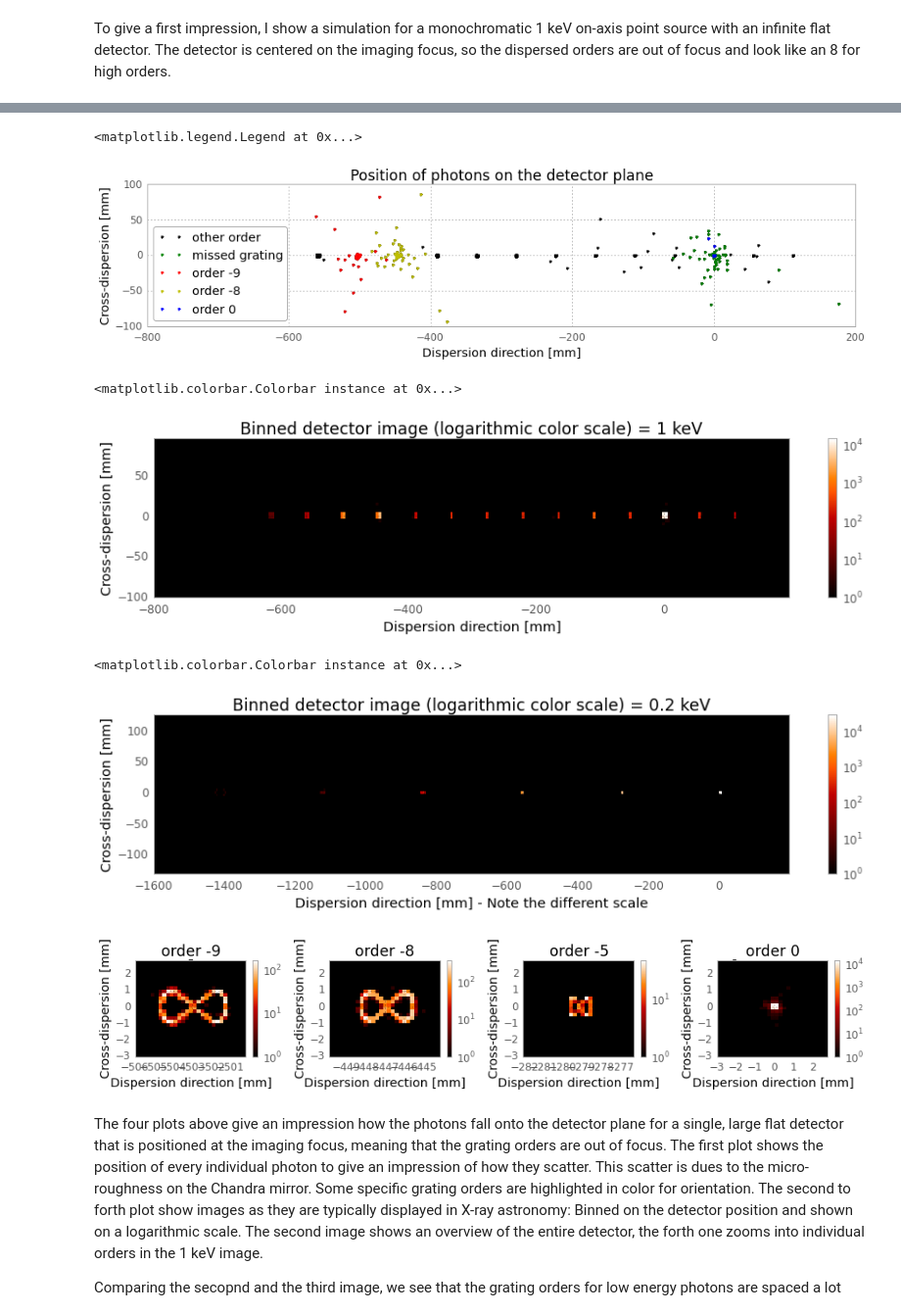
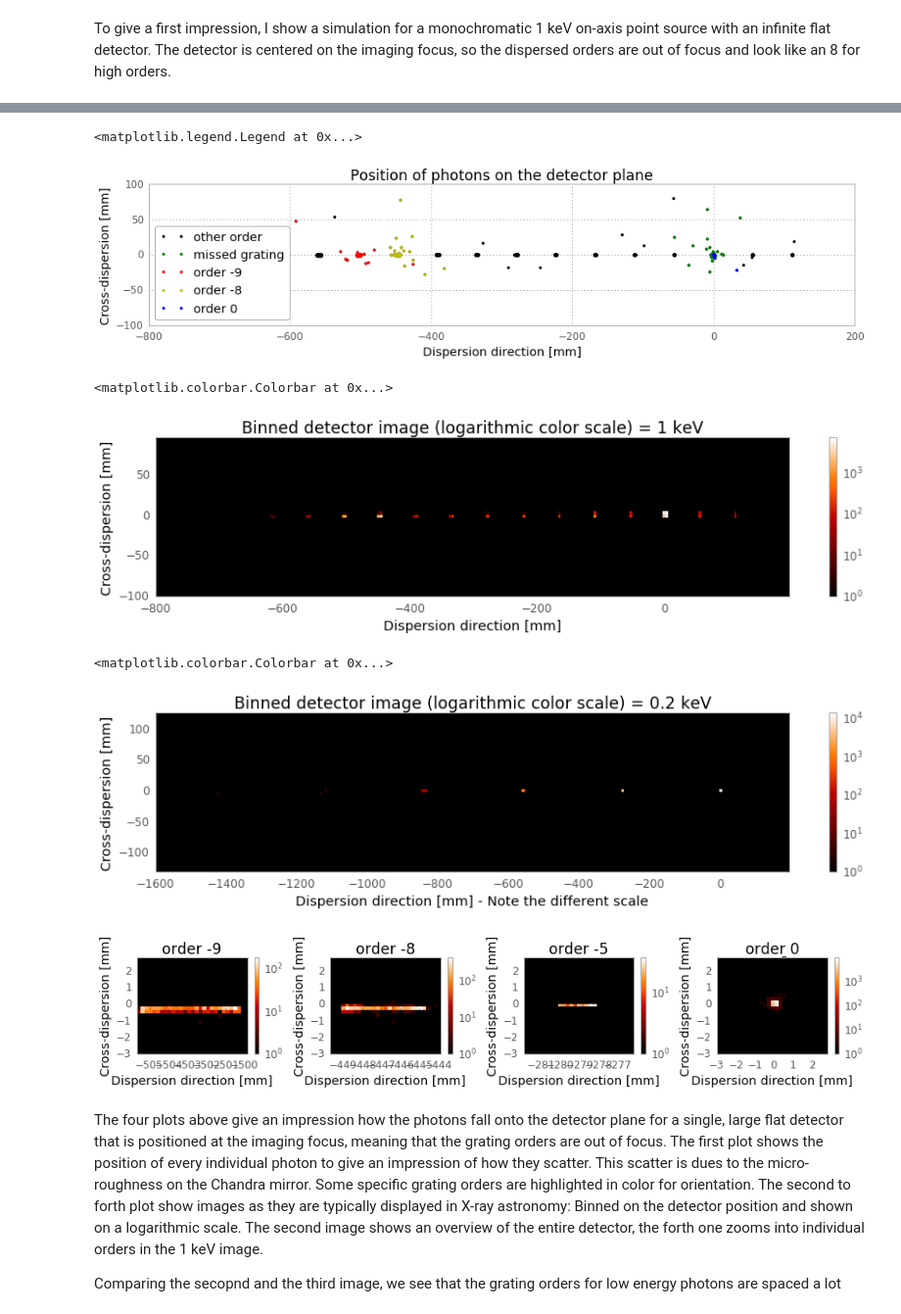
Before and after one commit to hamogu/x-raysurveyor, a Jupyter notebook: X-raysurveyor.ipynb, the cells around one changed output, grey strips where cells are left out. Shown at 98% size. Drawn from its saved outputs; the diff is of its cells as text; code cells hidden in the pictures.

```diff
--- a/X-raysurveyor.ipynb
+++ b/X-raysurveyor.ipynb
@@ -196,5 +164,5 @@ dview.execute(In[-2], block=True)
 # %%
 # Load Ralf's efficiency table
-catfile = '/melkor/d1/guenther/marx/xraysurveyor/sim_input/Si-ox_p200_th15_dc02_d6110.dat'
+catfile = '/melkor/d1/guenther/projects/xraysurveyor/sim_input/Si-ox_p200_th15_dc02_d6110.dat'
 gratingeff = EfficiencyFile(catfile, orders=np.arange(2, -13, -1))
 # %%
@@ -248,15 +216,16 @@ marxm = MarxMirror(hrmafile, position=numpy.array([0., 0,0]))
 prune = lambda photons: photons[(photons['probability'] > 0)] # & (photons['mirror_shell'] == 0)]
 
 blazeang = numpy.deg2rad(1.5)
-blazemat = transforms3d.axangles.axangle2mat(numpy.array([0,1,0]), numpy.deg2rad(blazeang))
-R, r, pos4d = design_tilted_torus(9e3, numpy.deg2rad(blazeang), numpy.deg2rad(2*blazeang))
+blazemat = transforms3d.axangles.axangle2mat(numpy.array([0,1,0]), blazeang)
+R, r, pos4d = design_tilted_torus(9e3, blazeang, 2*blazeang)
 mytorus = RowlandTorus(R, r, pos4d=pos4d)
-mygas = GratingArrayStructure(mytorus, d_facet=80., x_range=[5e3,1e4], radius=[538., 550.],
+mygas = GratingArrayStructure(rowland=mytorus, d_element=80., x_range=[5e3,1e4], radius=[538., 550.],
+                              phi=[0, 2. * np.pi],
                               elem_class=FlatGrating,
                               elem_args={'zoom': 30, 'orientation': blazemat, 'd':0.0002,
                                          'order_selector': gratingeff})
 mydet = FlatDetector(zoom=1e4)
-satellite = Sequence(sequence=[mypointing, marxm, prune, mygas, mydet])
+satellite = Sequence(elements=[mypointing, marxm, prune, mygas, mydet])
 
 photons = mysource.generate_photons(1e5)
 photons = satellite(photons)
@@ -286,14 +255,14 @@ Order 2 has 222 photons
 # %%
 fig = plt.figure(figsize=(15,3))
 ax = fig.add_subplot(111)
-ax.plot(photons['det_y'], photons['det_x'], 'k.', label='other order')
+ax.plot(photons['det_x'], photons['det_y'], 'k.', label='other order')
 
 ind = np.isnan(photons['order'])
-ax.plot(photons['det_y'][ind], photons['det_x'][ind], 'g.', label='missed grating')
+ax.plot(photons['det_x'][ind], photons['det_y'][ind], 'g.', label='missed grating')
 
 for i, c in zip([-9, -8, 0], 'ryb'):
     ind = photons['order'] == i
-    ax.plot(photons['det_y'][ind], photons['det_x'][ind], c+'.', label='order {0}'.format(i))
+    ax.plot(photons['det_x'][ind], photons['det_y'][ind], c+'.', label='order {0}'.format(i))
 ax.set_ylim([-100,100])
 ax.set_xlim([-800, 200])
 ax.set_xlabel('Dispersion direction [mm]')
@@ -302,11 +271,11 @@ ax.set_title('Position of photons on the detector plane')
 plt.legend(loc='lower left')
 # %% [output]
 <matplotlib.legend.Legend at 0x...>
-[figure, old version]
+[figure, new version]
 # %%
 fig = plt.figure(figsize=(15,3))
 ax = fig.add_subplot(111, axisbg='k')
-hist, edge1, edge2, image = ax.hist2d(photons['det_y'], photons['det_x'],
+hist, edge1, edge2, image = ax.hist2d(photons['det_x'], photons['det_y'],
                                       bins=[np.arange(-800, 200,4), np.arange(-100, 100,4)],
                                       norm=mpl.colors.LogNorm())
 ax.set_xlabel('Dispersion direction [mm]')
@@ -314,12 +283,12 @@ ax.set_ylabel('Cross-dispersion [mm]')
 ax.set_title('Binned detector image (logarithmic color scale) = 1 keV')
 plt.colorbar(image, ax=ax)
 # %% [output]
-<matplotlib.colorbar.Colorbar instance at 0x...>
+<matplotlib.colorbar.Colorbar at 0x...>
-[figure, old version]
+[figure, new version]
 # %%
 fig = plt.figure(figsize=(15,3))
 ax = fig.add_subplot(111, axisbg='k')
-hist, edge1, edge2, image = ax.hist2d(photons02['det_y'], photons02['det_x'],
+hist, edge1, edge2, image = ax.hist2d(photons02['det_x'], photons02['det_y'],
                                       bins=[np.arange(-1600, 200,4), np.arange(-130, 130,4)],
                                       norm=mpl.colors.LogNorm())
 ax.set_xlabel('Dispersion direction [mm] - Note the different scale')
@@ -327,28 +296,28 @@ ax.set_ylabel('Cross-dispersion [mm]')
 ax.set_title('Binned detector image (logarithmic color scale) = 0.2 keV')
 plt.colorbar(image, ax=ax)
 # %% [output]
-<matplotlib.colorbar.Colorbar instance at 0x...>
+<matplotlib.colorbar.Colorbar at 0x...>
-[figure, old version]
+[figure, new version]
 # %%
 fig = plt.figure(figsize=(15,2))
 d = 3
 orders = [-9, -8, -5, 0]
 binning = .2
 for i, o in enumerate(orders):
     ind = photons['order'] == o
-    xpos = np.median(photons['det_y'][ind])
+    xpos = np.median(photons['det_x'][ind])
     ax = fig.add_subplot(1, len(orders), i+1, axisbg='k')
-    hist, edge1, edge2, image = ax.hist2d(photons['det_y'], photons['det_x'],
+    hist, edge1, edge2, image = ax.hist2d(photons['det_x'], photons['det_y'],
                                       bins=[np.arange(xpos-d, xpos+d, binning), np.arange(-d, d, binning)],
                                       norm=mpl.colors.LogNorm())
     plt.colorbar(image, ax=ax)
     ax.set_xlabel('Dispersion direction [mm]')
     ax.set_ylabel('Cross-dispersion [mm]')
     ax.set_title('order {0}'.format(o))
 
 fig.subplots_adjust(wspace=0.4)
 # %% [output]
-[figure, old version]
+[figure, new version]
 # %% [markdown]
 The four plots above give an impression how the photons fall onto the detector plane for a single, large flat detector that is positioned at the imaging focus, meaning that the grating orders are out of focus.
 The first plot shows the position of every individual photon to give an impression of how they scatter. This scatter is dues to the micro-roughness on the Chandra mirror. Some specific grating orders are highlighted in color for orientation.
```
Also changed, not shown: parts of 24 cells of this notebook.
